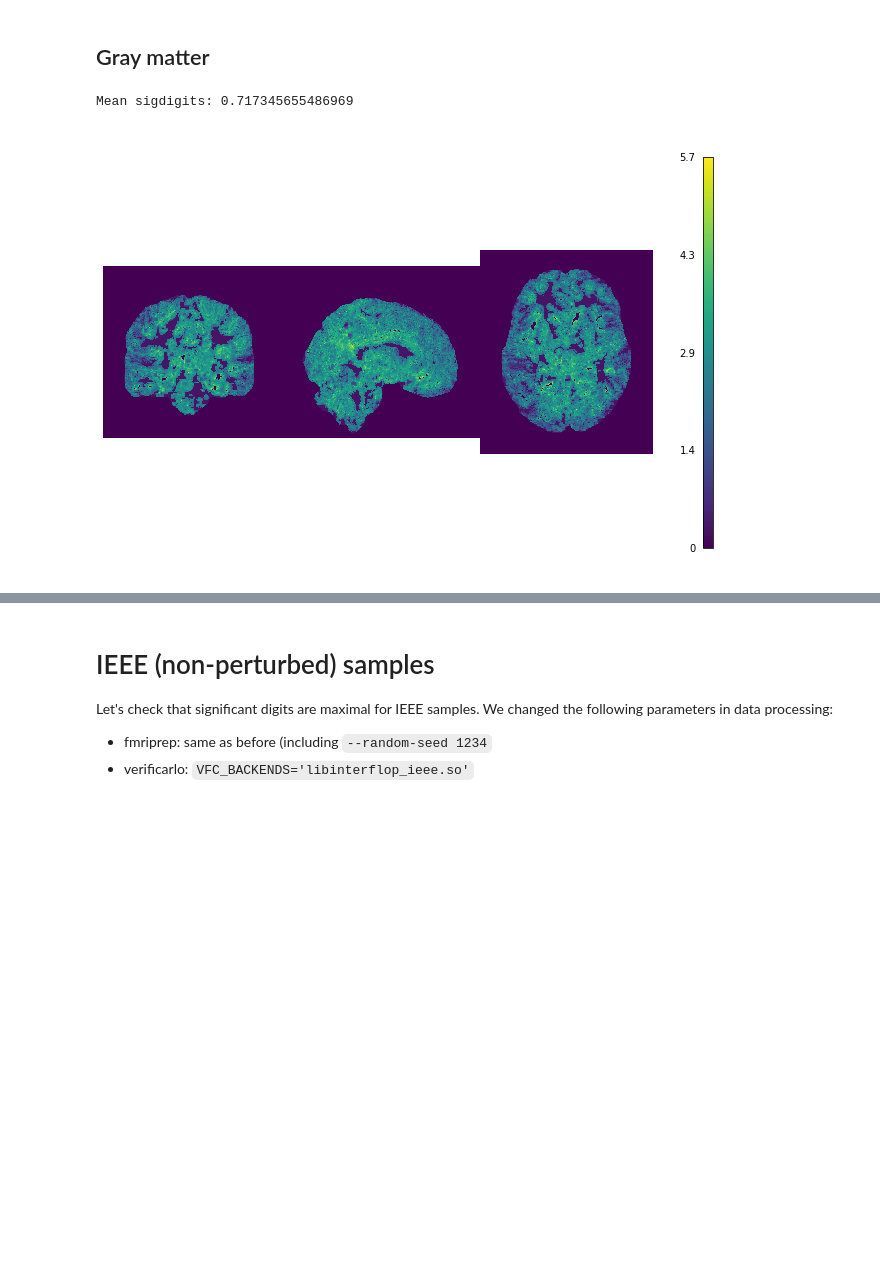
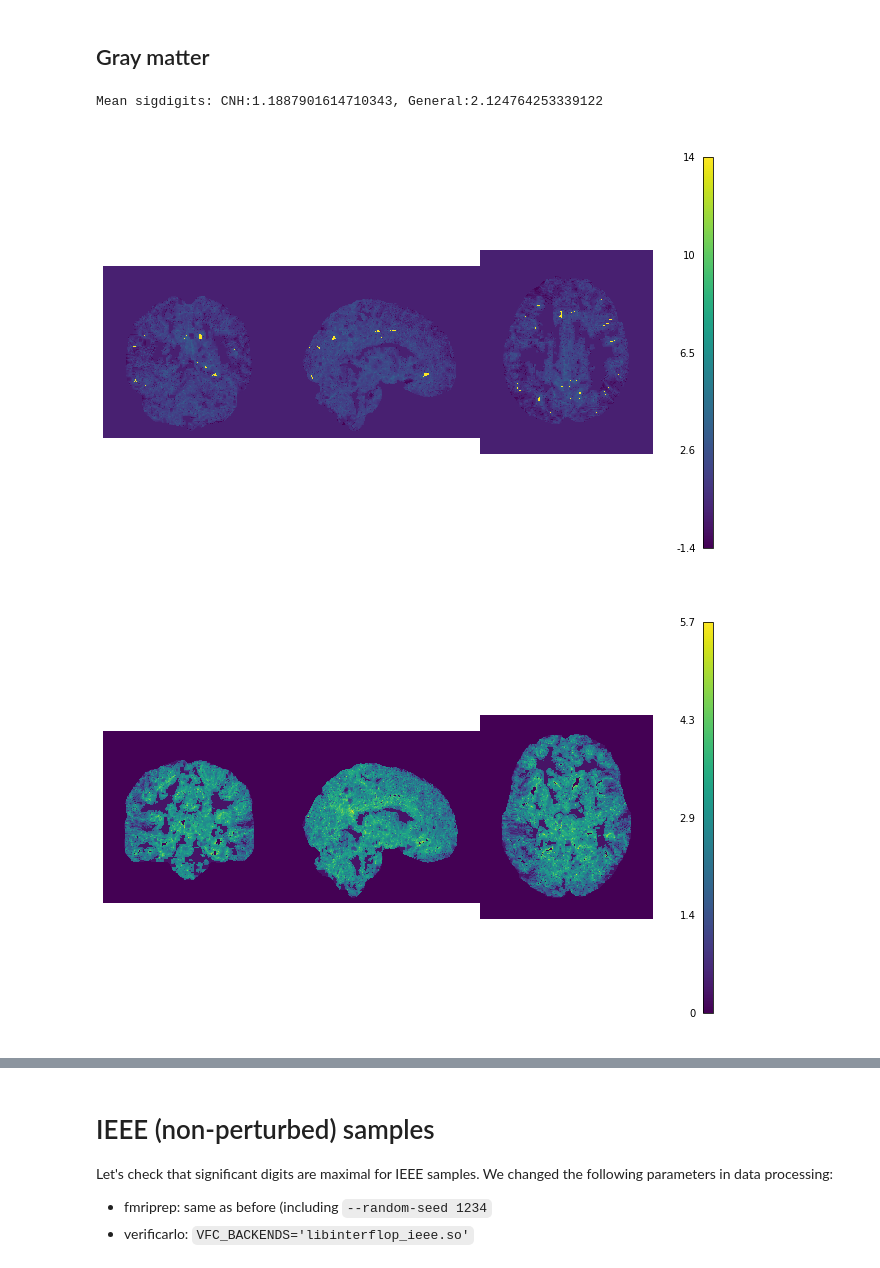
Before and after one commit to yohanchatelain/fuzzy-fmriprep, a Jupyter notebook: sigdigits.ipynb, the cells around one changed output, grey strips where cells are left out. Drawn from its saved outputs; the diff is of its cells as text; code cells hidden in the pictures; blank space fills up the shorter version.

```diff
--- a/sigdigits.ipynb
+++ b/sigdigits.ipynb
@@ -28,7 +28,24 @@ import scipy.stats as stats
 # %%
 sd_precision=sigdigits.Precision.Relative
 
-def sigdig(array, base=2, axis=0):
+def sigdig_cnh(array, base=2, axis=0):
+    reference=np.mean(array,axis=axis,dtype=np.float64)
+    s= sigdigits.significant_digits(array,
+                                    reference=reference,
+                                    probability=0.99,
+                                    confidence=0.95,
+                                    axis=axis,
+                                    method=sigdigits.Method.CNH,
+                                    precision=sd_precision,
+                                    base=2)
+    if base == 10:
+        s2 = np.power(2,s)
+        s10 = np.log10(s2)
+        s = s10
+
+    return np.array(s,dtype=np.float64)
+
+def sigdig_general(array, base=2, axis=0):
     reference=np.mean(array,axis=axis,dtype=np.float64)
     s= sigdigits.significant_digits(array,
                                     reference=reference,
@@ -45,6 +62,7 @@ def sigdig(array, base=2, axis=0):
 
     return np.array(s,dtype=np.float64)
 
+
 def plot_array(array, cmap=mpl.cm.viridis):
     fig, axes = plt.subplots(nrows=1,ncols=1,figsize=(11, 8))
     ni_img = nib.Nifti1Image(array, nib.load(image_files[0]).affine)
@@ -165,18 +210,33 @@ file_name = "fmriprep/sub-032633/ses-001/anat/sub-032633_ses-001_run-1_space-MNI
 # %%
 # Build array of samples
 image_files = [op.join(condition, str(i), file_name) for i in range(n_samples)]
 array = np.array([(nib.load(image_file).get_fdata()) for image_file in image_files])
 
 # Get significant digits
-sigdigs = sigdig(array, base=10, axis=0)
+sigdigs_cnh = sigdig_cnh(array, base=10, axis=0)
+sigdigs_gen = sigdig_general(array, base=10, axis=0)
 
 # Mean sigdigits
-print("Mean sigdigits:", np.nanmean(sigdigs))
+x = mask.get_fdata().astype('bool')
+m_cnh=np.nanmean(sigdigs_cnh[x])
+x = mask.get_fdata().astype('bool')
+m_gen=np.nanmean(sigdigs_gen[x])
+print(f"Mean sigdigits: CNH:{m_cnh}, General:{m_gen}")
 
 # Plot masked sigdigits
 mask_data = mask.get_fdata()
-masked_sigdigs = np.where(mask_data>0, sigdigs, mask_data)
-plot_array(masked_sigdigs)
+masked_sigdigs_cnh = np.where(mask_data>0, sigdigs_cnh, mask_data)
+plot_array(masked_sigdigs_cnh)
+
+# Plot masked sigdigits
+mask_data = mask.get_fdata()
+masked_sigdigs_gen = np.where(mask_data>0, sigdigs_gen, mask_data)
+plot_array(masked_sigdigs_gen)
+
+# Diff between CNH and General
+diff = np.abs(masked_sigdigs_cnh - masked_sigdigs_gen)
+plot_array(diff)
 # %% [output]
-Mean sigdigits: 0.717345655486969
+Mean sigdigits: CNH:1.1887901614710343, General:2.124764253339122
-[figure, old version]
+[figure, new version]
+[figure, added]
```
Also changed, not shown: parts of 9 cells of this notebook.
